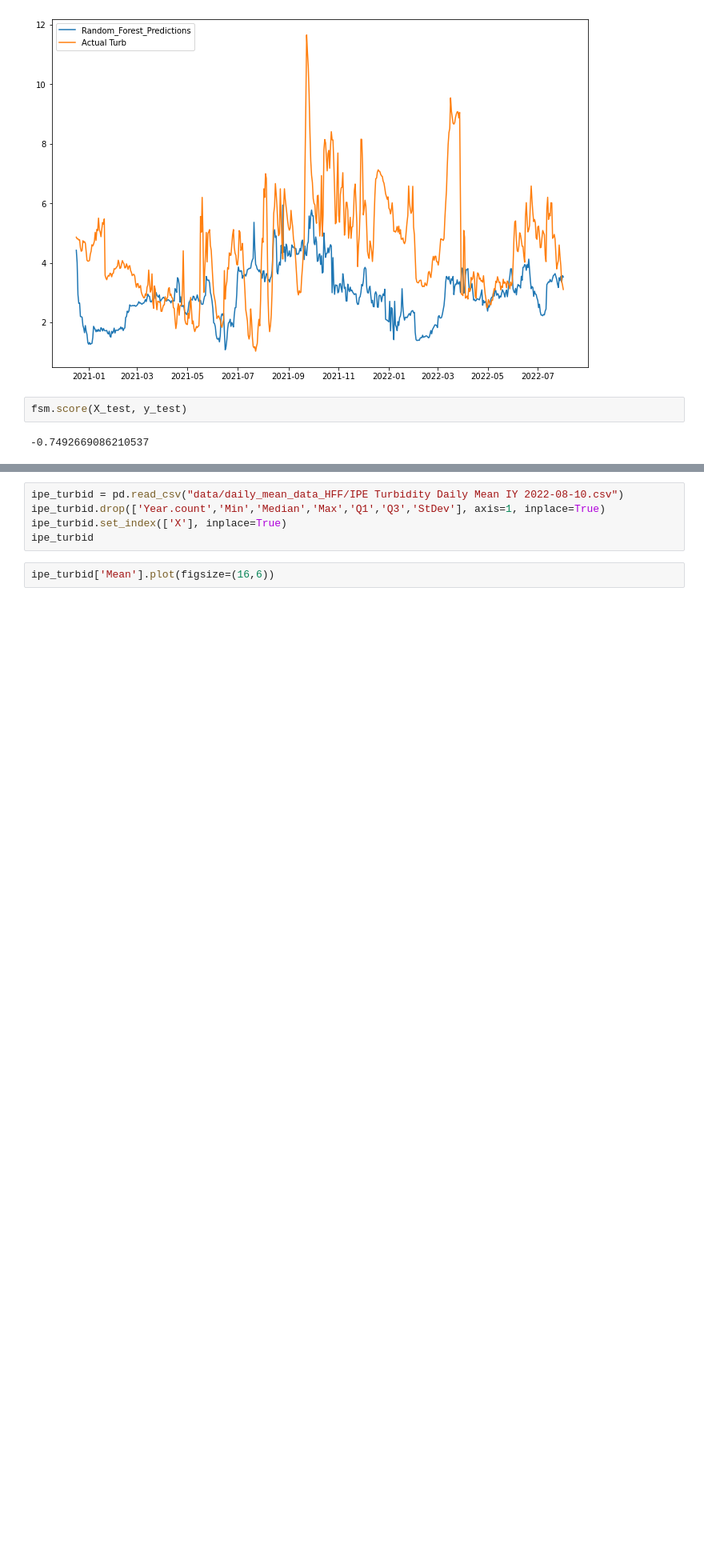
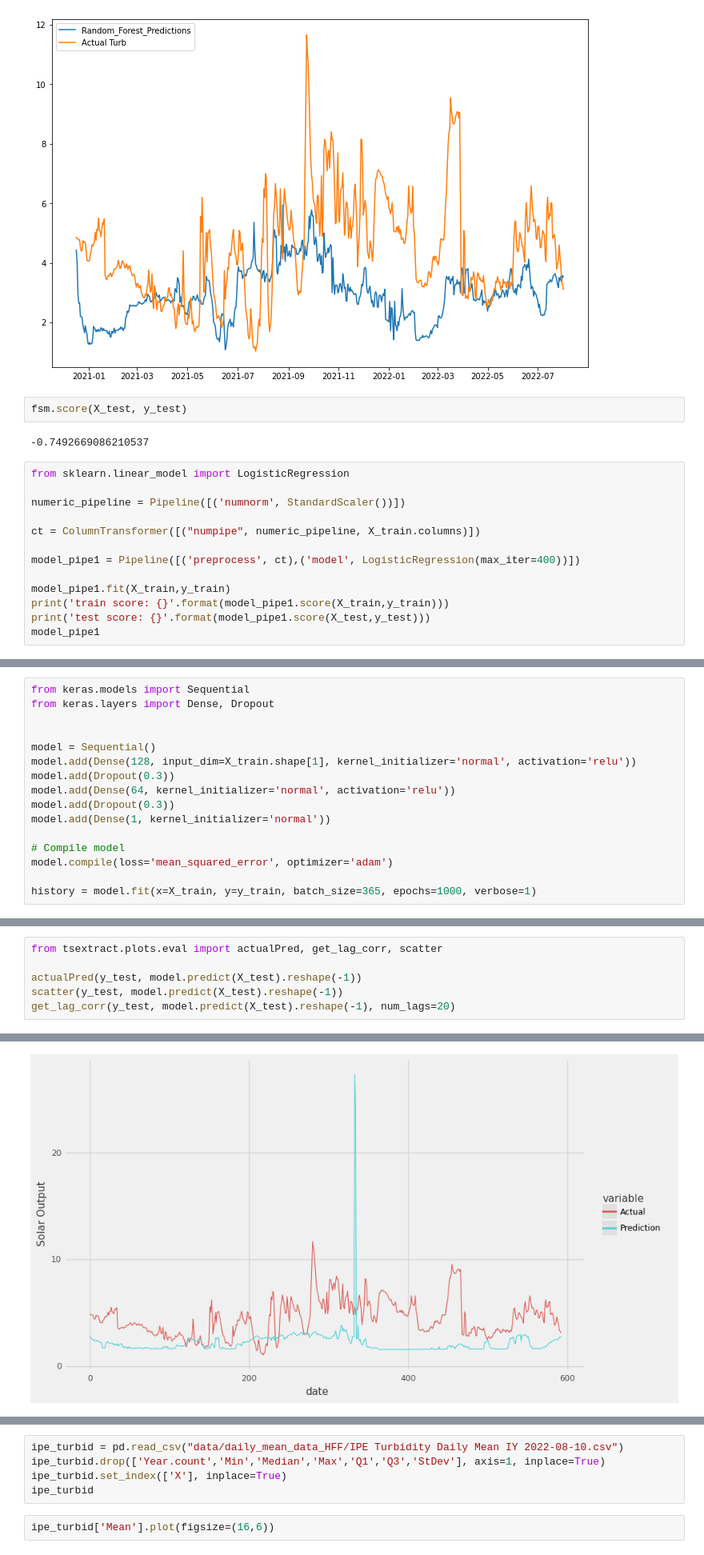
Before and after one commit to Krispy3/HFF_Water, a Jupyter notebook: scratch.ipynb, the cells around one changed output, grey strips where cells are left out. Shown at 80% size. Saved outputs shown, nothing was run; the diff lists cells and outputs as text; blank space fills up the shorter version.

Commit message:
added some preliminary models to scratch

```diff
--- a/scratch.ipynb
+++ b/scratch.ipynb
@@ -489,3 +494,16 @@ plt.show()
 fsm.score(X_test, y_test)
 # %% [output]
 -0.7492669086210537
+# %%
+from sklearn.linear_model import LogisticRegression
+
+numeric_pipeline = Pipeline([('numnorm', StandardScaler())])
+
+ct = ColumnTransformer([("numpipe", numeric_pipeline, X_train.columns)])
+
+model_pipe1 = Pipeline([('preprocess', ct),('model', LogisticRegression(max_iter=400))])
+
+model_pipe1.fit(X_train,y_train)
+print('train score: {}'.format(model_pipe1.score(X_train,y_train)))
+print('test score: {}'.format(model_pipe1.score(X_test,y_test)))
+model_pipe1
@@ -491,0 +527,16 @@ fsm.score(X_test, y_test)
+# %%
+from keras.models import Sequential
+from keras.layers import Dense, Dropout
+
+
+model = Sequential()
+model.add(Dense(128, input_dim=X_train.shape[1], kernel_initializer='normal', activation='relu'))
+model.add(Dropout(0.3))
+model.add(Dense(64, kernel_initializer='normal', activation='relu'))
+model.add(Dropout(0.3))
+model.add(Dense(1, kernel_initializer='normal'))
+
+# Compile model
+model.compile(loss='mean_squared_error', optimizer='adam')
+
+history = model.fit(x=X_train, y=y_train, batch_size=365, epochs=1000, verbose=1)
@@ -491,0 +561,7 @@ fsm.score(X_test, y_test)
+# %%
+from tsextract.plots.eval import actualPred, get_lag_corr, scatter
+
+actualPred(y_test, model.predict(X_test).reshape(-1))
+scatter(y_test, model.predict(X_test).reshape(-1))
+get_lag_corr(y_test, model.predict(X_test).reshape(-1), num_lags=20)
+# %% [output]
@@ -491,0 +569 @@ fsm.score(X_test, y_test)
+[figure, added]
```
Also changed, not shown: parts of 8 cells of this notebook, 1 other file.
